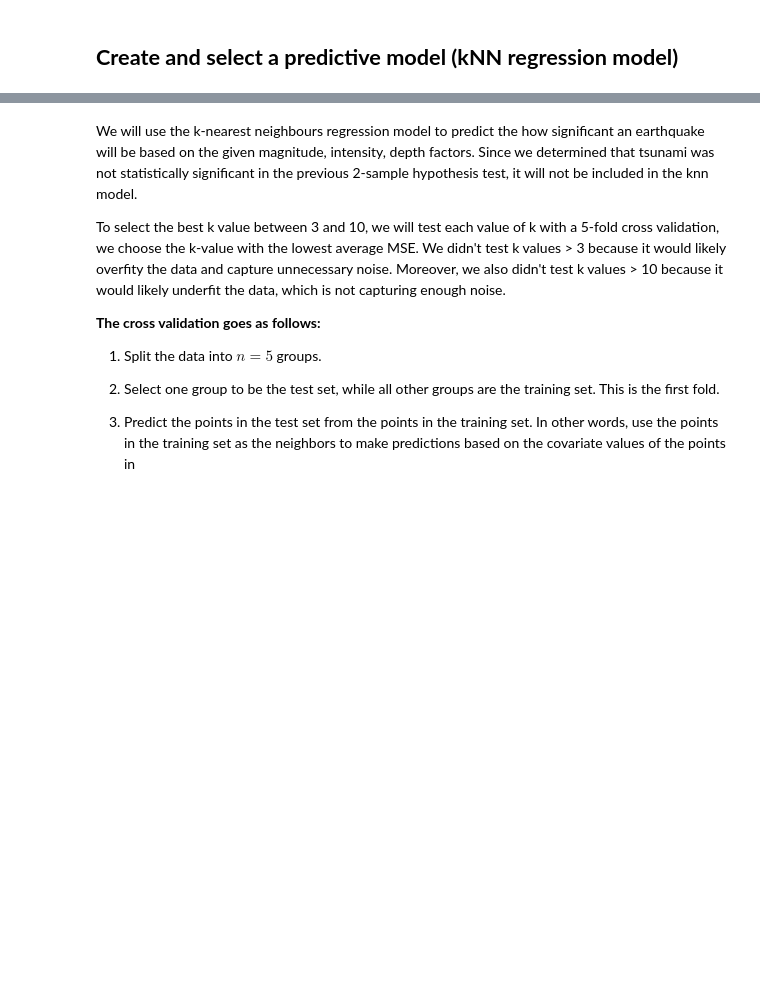
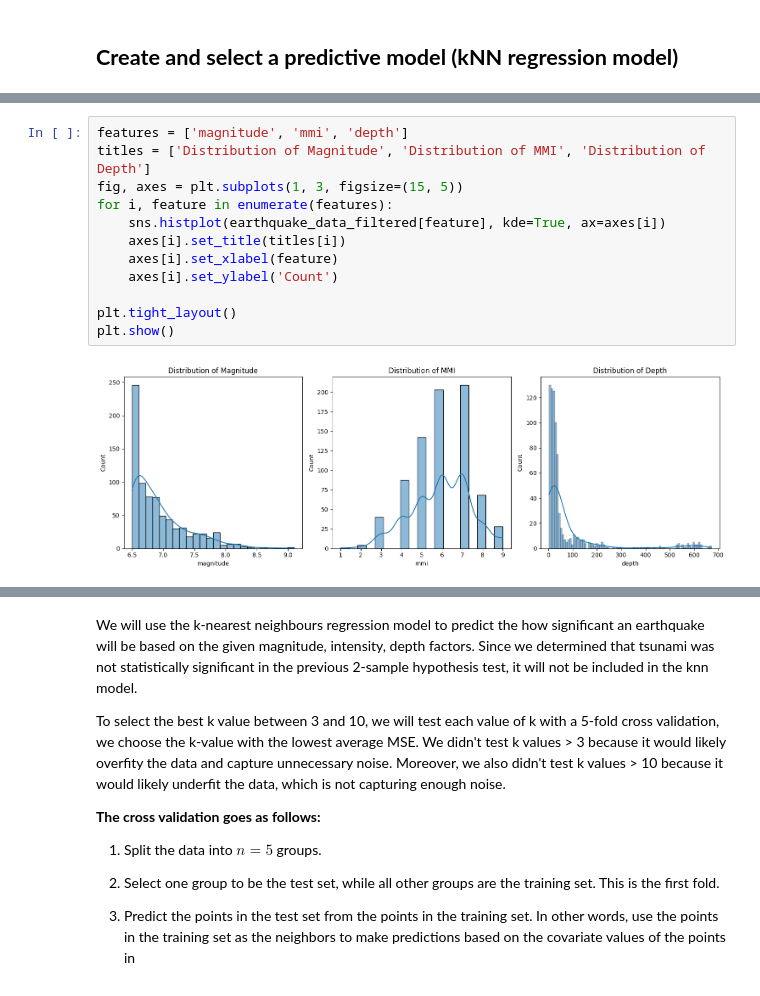
Before and after one commit to EdmundChuu/Analyzing-Key-Factors-Influencing-the-Impact-and-Severity-of-Earthquakes, a Jupyter notebook: Earthquake_Analysis.ipynb, the cells around one changed output, grey strips where cells are left out. Saved outputs shown, nothing was run; the diff lists cells and outputs as text; blank space fills up the shorter version.

```diff
--- a/Earthquake_Analysis.ipynb
+++ b/Earthquake_Analysis.ipynb
@@ -377,0 +384,14 @@ The P-value obtained from the test is **0.66**, which is much higher than the si
+# %%
+features = ['magnitude', 'mmi', 'depth']
+titles = ['Distribution of Magnitude', 'Distribution of MMI', 'Distribution of Depth']
+fig, axes = plt.subplots(1, 3, figsize=(15, 5))
+for i, feature in enumerate(features):
+    sns.histplot(earthquake_data_filtered[feature], kde=True, ax=axes[i])
+    axes[i].set_title(titles[i])
+    axes[i].set_xlabel(feature)
+    axes[i].set_ylabel('Count')
+
+plt.tight_layout()
+plt.show()
+# %% [output]
+[figure, added]
```
Also changed, not shown: parts of 2 cells of this notebook.
